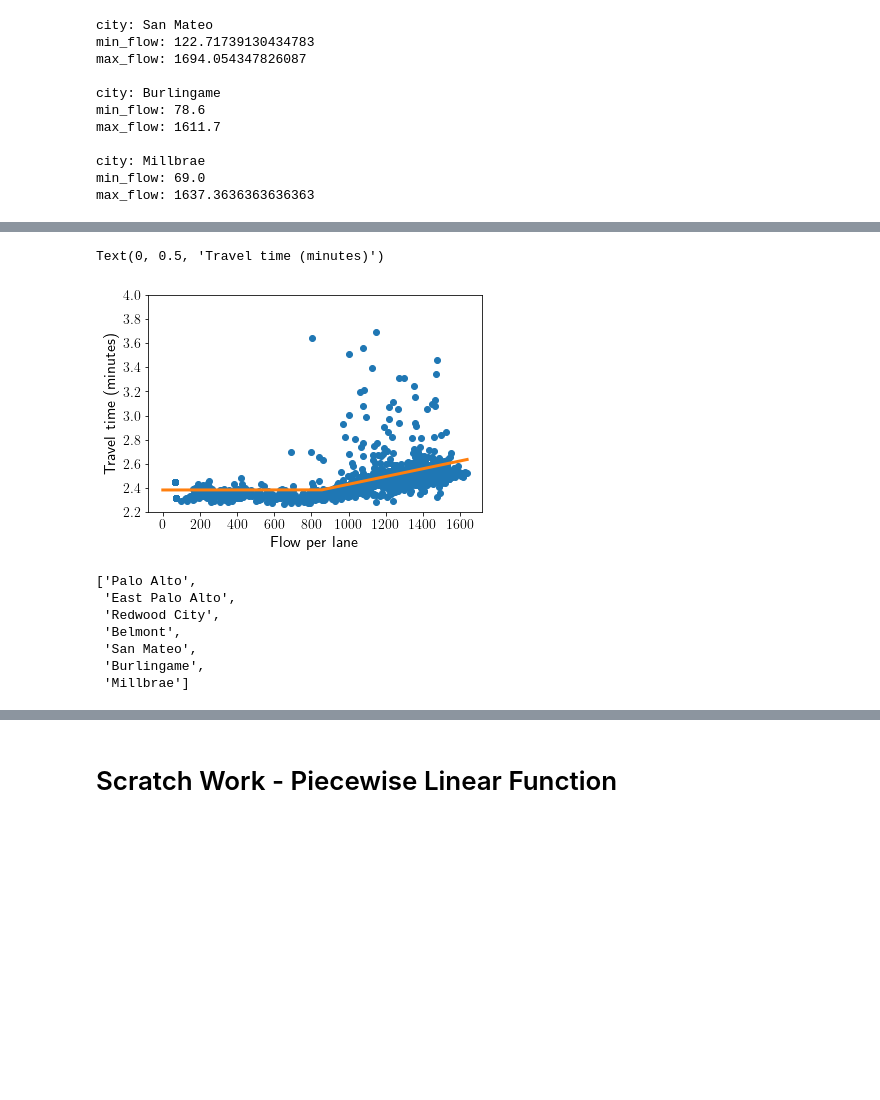
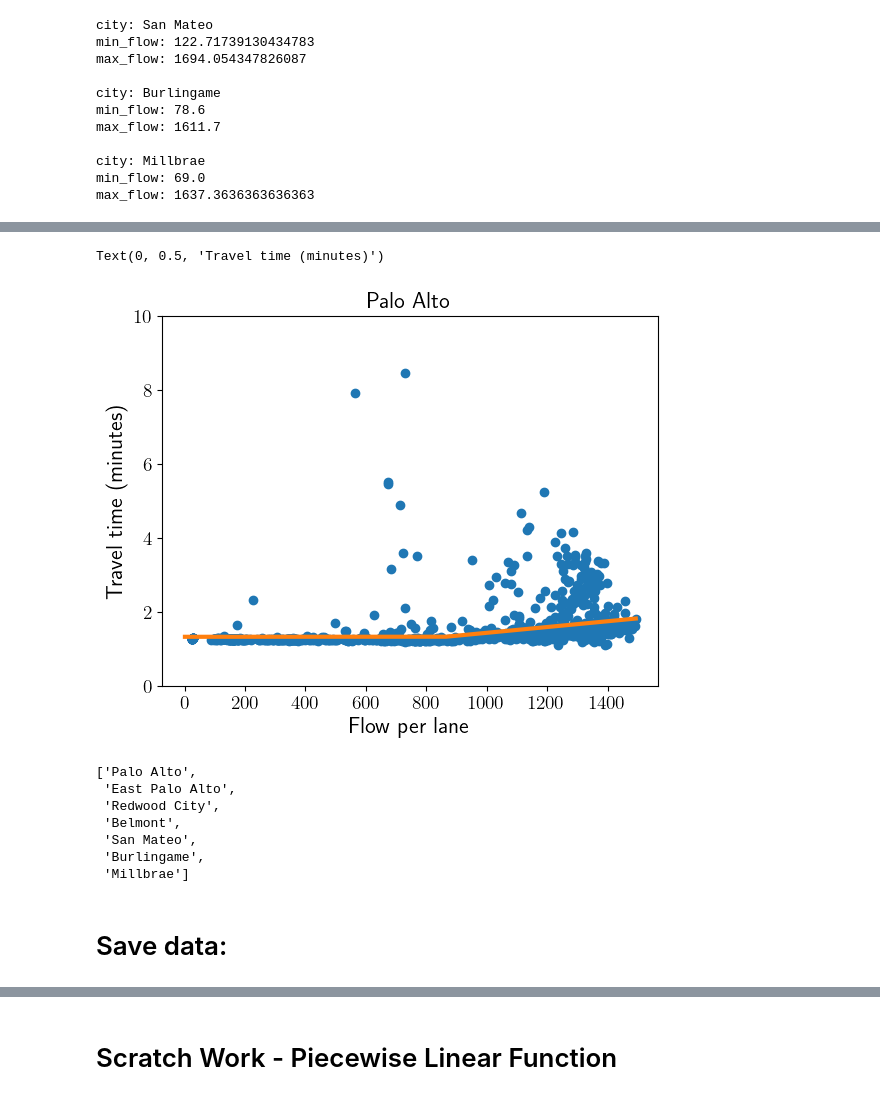
Before and after one commit to chihyuanchiu/CBCP_Credit_Discount, a Jupyter notebook: frank/Latency_Function_Inference.ipynb, the cells around one changed output, grey strips where cells are left out. Cells and saved outputs as stored; diff of their text form; code cells hidden in the pictures; blank space fills up the shorter version.

Commit message:
Started generating latency function data fit plots.

```diff
--- a/frank/Latency_Function_Inference.ipynb
+++ b/frank/Latency_Function_Inference.ipynb
@@ -498,37 +504,54 @@ latency_params
 # %%
 # flows_temp = [flow_time_tuple[0] for flow_time_tuple in flow_time_dict["Palo Alto"]]
 # times_temp = [flow_time_tuple[1] for flow_time_tuple in flow_time_dict["Palo Alto"]]
 
 # flows_temp = [flow_time_tuple[0] for flow_time_tuple in flow_time_dict["San Mateo"]]
 # times_temp = [flow_time_tuple[1] for flow_time_tuple in flow_time_dict["San Mateo"]]
 
-city_to_plot = city_list[-1]
-# city_to_plot = "Palo Alto"
+# ['Palo Alto',
+#  'East Palo Alto',
+#  'Redwood City',
+#  'Belmont',
+#  'San Mateo',
+#  'Burlingame',
+#  'Millbrae']
+
+city_name = "Palo Alto"
+# city_name = "East Palo Alto"
+# city_name = "Redwood City"
+# city_name = "Belmont"
+# city_name = "San Mateo"
+# city_name = "Burlingame"
+# city_name = "Millbrae"
+
+# city_to_plot = city_list[-1]
+city_to_plot = city_name
+
 
 flows_to_plot = [flow_time_tuple[0] for flow_time_tuple in flow_time_dict[city_to_plot]]
 times_to_plot = [flow_time_tuple[1]*60 for flow_time_tuple in flow_time_dict[city_to_plot]]
 
 plt.plot(flows_to_plot, times_to_plot, "o")
 
 flows_line_to_plot = np.arange(1, max(flows_to_plot))
 times_line_to_plot = [latency_params[city_to_plot][0] \
                           + latency_params[city_to_plot][1] * max(flow - latency_params[city_to_plot][2], 0.0) \
                       for flow in flows_line_to_plot]
 
 plt.plot(flows_line_to_plot, times_line_to_plot, linewidth=3)
-
+plt.title(r'Palo Alto', fontsize=16)
 
 # plt.xlim([0, 1600])
-plt.ylim([2.2, 4.0])
+plt.ylim([0.0, 10.0])
 
 plt.xticks(fontsize = 14)
 plt.yticks(fontsize = 14)
 plt.xlabel(r'Flow per lane', fontsize=16)
 # plt.ylabel('(Z, K) error gap \% (red, blue)', fontsize=16)
 plt.ylabel(r'Travel time (minutes)', fontsize=16)
 # %% [output]
 Text(0, 0.5, 'Travel time (minutes)')
-[figure, old version]
+[figure, new version]
 # %%
 city_list
 # %% [output]
@@ -539,6 +562,8 @@ city_list
  'San Mateo',
  'Burlingame',
  'Millbrae']
+# %% [markdown]
+# Save data:
 # %%
 df_latency_params = pd.DataFrame.from_dict(latency_params)
 # df_latency_params.rename(index={'0': 'new_row1', '2': 'new_row3'})
```
Also changed, not shown: parts of 9 cells of this notebook.
